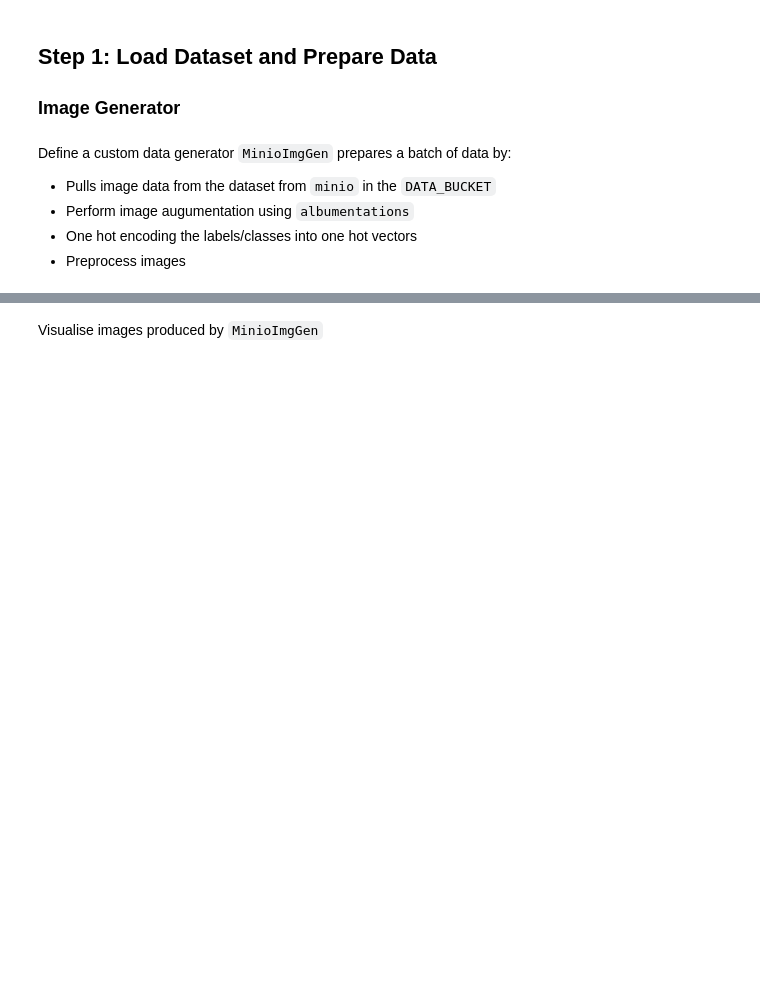
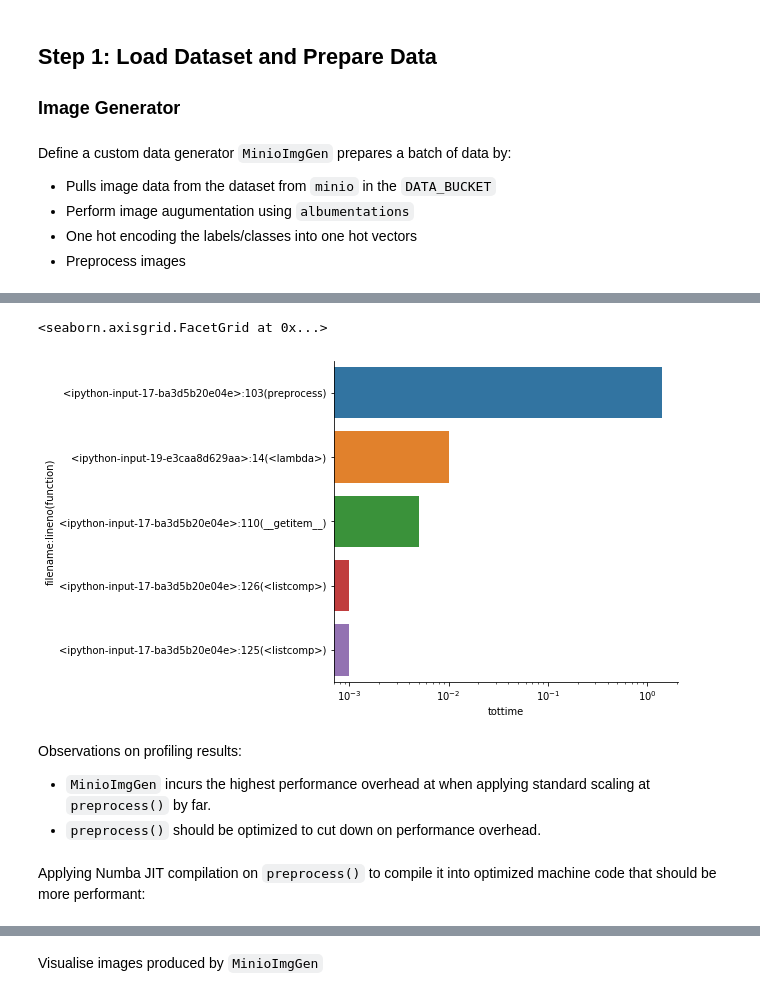
Before and after one commit to mrzzy/np-dl-assign-1, a Jupyter notebook: notebooks/Assignment_1.ipynb, the cells around one changed output, grey strips where cells are left out. Cells and saved outputs as stored; diff of their text form; code cells hidden in the pictures; blank space fills up the shorter version.

Commit message:
Add profiler to MinioImgGen to justify Numba JIT on preprocess()

```diff
--- a/notebooks/Assignment_1.ipynb
+++ b/notebooks/Assignment_1.ipynb
@@ -461,0 +469,30 @@ Check that the `MinioImgGen` can generate images and is relatively performant:
+# %%
+def profile_df(profile_fn: Callable) -> pd.DataFrame:
+    """Runs and Profiles the given profile_fn and returns the profile as Dataframe """
+    # string buffer to write profiler output
+    str_buf = StringIO()
+    # profile given profile_fn
+    profiler = Profile()
+    profiler.enable()
+    profile_fn()
+    profiler.disable()
+    Stats(profiler, stream=str_buf).sort_stats("tottime").print_stats()
+
+    # extract profiler data as a dataframe
+    profile_lines = str_buf.getvalue().split("\n")[4:]
+    headers, profile_lines = profile_lines[0].split(), profile_lines[1:]
+    # extract each column of the profile using regex
+    regex = re.compile(r"\s*([\d\/]+)\s+(\d+.\d+)\s+(\d+.\d+)\s+(\d+.\d+)\s+(\d+.\d+)\s+(.+)")
+    profile_tokens = []
+    for line in profile_lines:
+        # skip empty lines
+        if len(line) == 0: continue
+        match = regex.match(line)
+        tokens = match.group(*range(1, len(headers)+1))
+        profile_tokens.append(tokens)
+    return pd.DataFrame(
+        data=profile_tokens,
+        columns=headers,
+    ).astype({
+        col : "float" for col in ["tottime", "cumtime", "percall"]
+    })
@@ -471,5 +510,6 @@ trailgen = MinioImgGen(
     batch_size=1024,
     use_preprocessing=True,
     use_augumentation=True,
+    use_jit=False,
 )
-%timeit trailgen.__getitem__(1)
+perf_df = profile_df((lambda: trailgen.__getitem__(1)))
@@ -477,0 +516,21 @@ trailgen = MinioImgGen(
+# %%
+# filter out profiling for system/third party function calls which we have no control over
+our_perf_df = perf_df[perf_df["filename:lineno(function)"].str.contains("ipython")]
+bad_perf = perf_df[perf_df["filename:lineno(function)"].str.contains("preprocess")].iloc[0]
+g = sns.catplot(
+    y="filename:lineno(function)",
+    x="tottime",
+    kind="bar",
+    data=our_perf_df,
+    aspect=16/9,
+)
+g.set(xscale="log")
+# %% [output]
+<seaborn.axisgrid.FacetGrid at 0x...>
+[figure, added]
+# %% [markdown]
+Observations on profiling results:
+- `MinioImgGen` incurs the highest performance overhead at when applying standard scaling at `preprocess()` by far.
+- `preprocess()` should be optimized to cut down on performance overhead.
+# %% [markdown]
+Applying Numba JIT compilation on `preprocess()` to compile it into optimized machine code that should be more performant:
```
Also changed, not shown: parts of 16 cells of this notebook.
